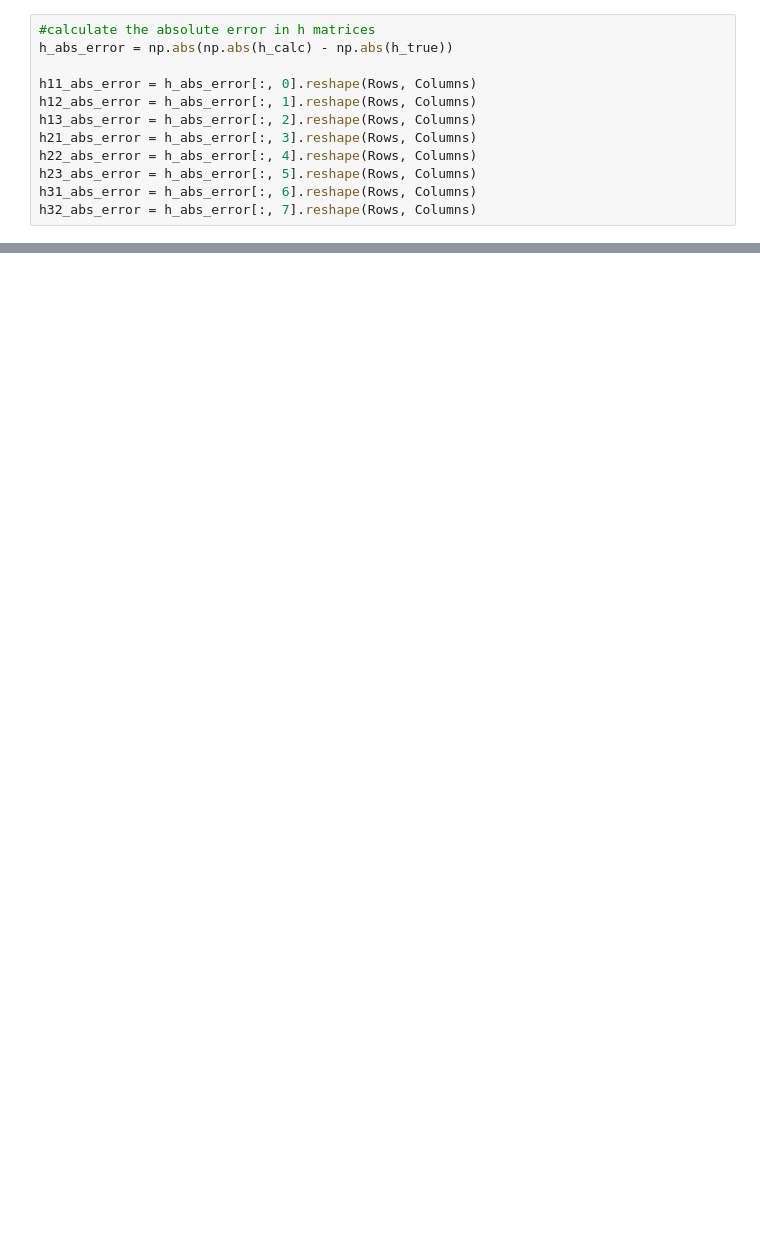
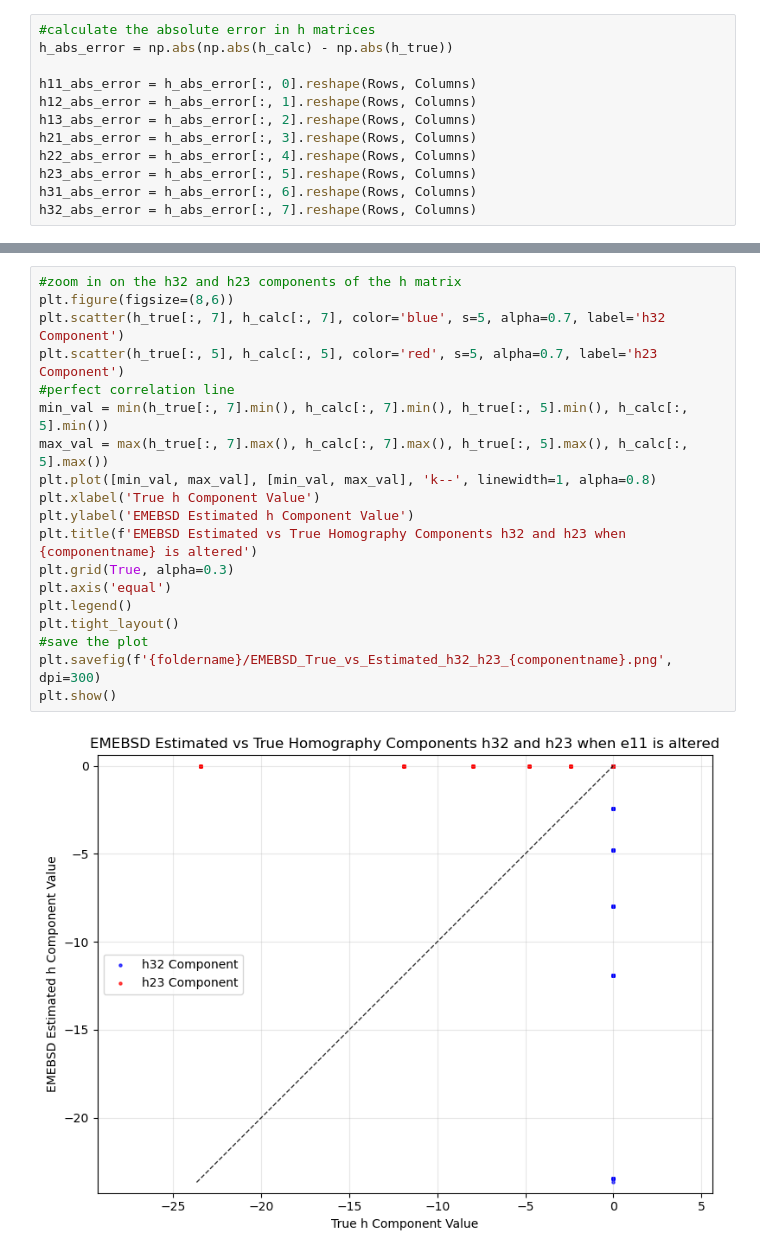
Before and after one commit to crestienne/IDIC-HREBSD, a Jupyter notebook: ReadingPyHREBSDFiles.ipynb, the cells around one changed output, grey strips where cells are left out. Drawn from its saved outputs; the diff is of its cells as text; blank space fills up the shorter version.

```diff
--- a/ReadingPyHREBSDFiles.ipynb
+++ b/ReadingPyHREBSDFiles.ipynb
@@ -670,0 +690,21 @@ plt.show()
+# %%
+#zoom in on the h32 and h23 components of the h matrix
+plt.figure(figsize=(8,6))
+plt.scatter(h_true[:, 7], h_calc[:, 7], color='blue', s=5, alpha=0.7, label='h32 Component')
+plt.scatter(h_true[:, 5], h_calc[:, 5], color='red', s=5, alpha=0.7, label='h23 Component')
+#perfect correlation line
+min_val = min(h_true[:, 7].min(), h_calc[:, 7].min(), h_true[:, 5].min(), h_calc[:, 5].min())
+max_val = max(h_true[:, 7].max(), h_calc[:, 7].max(), h_true[:, 5].max(), h_calc[:, 5].max())
+plt.plot([min_val, max_val], [min_val, max_val], 'k--', linewidth=1, alpha=0.8)
+plt.xlabel('True h Component Value')
+plt.ylabel('EMEBSD Estimated h Component Value')
+plt.title(f'EMEBSD Estimated vs True Homography Components h32 and h23 when {componentname} is altered')
+plt.grid(True, alpha=0.3)
+plt.axis('equal')
+plt.legend()
+plt.tight_layout()
+#save the plot
+plt.savefig(f'{foldername}/EMEBSD_True_vs_Estimated_h32_h23_{componentname}.png', dpi=300)
+plt.show()
+# %% [output]
+[figure, added]
```
Also changed, not shown: parts of 10 cells of this notebook.
